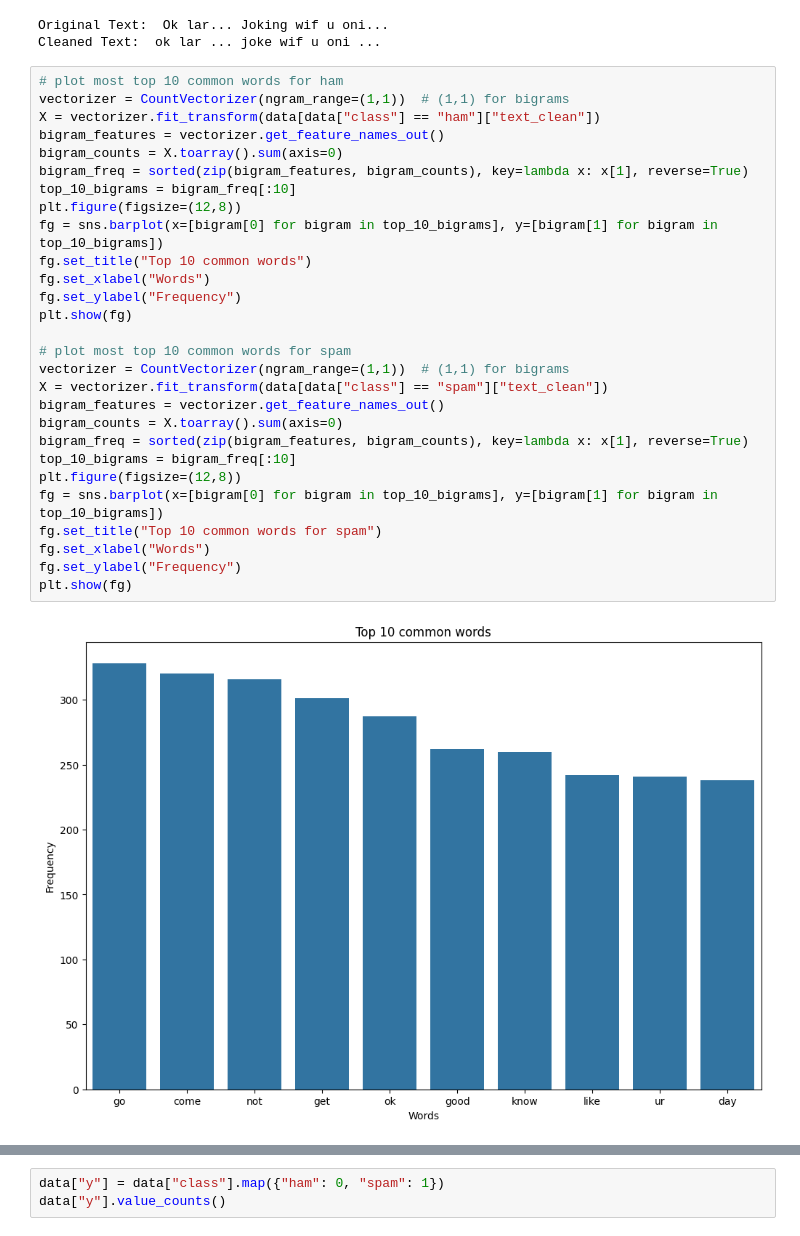
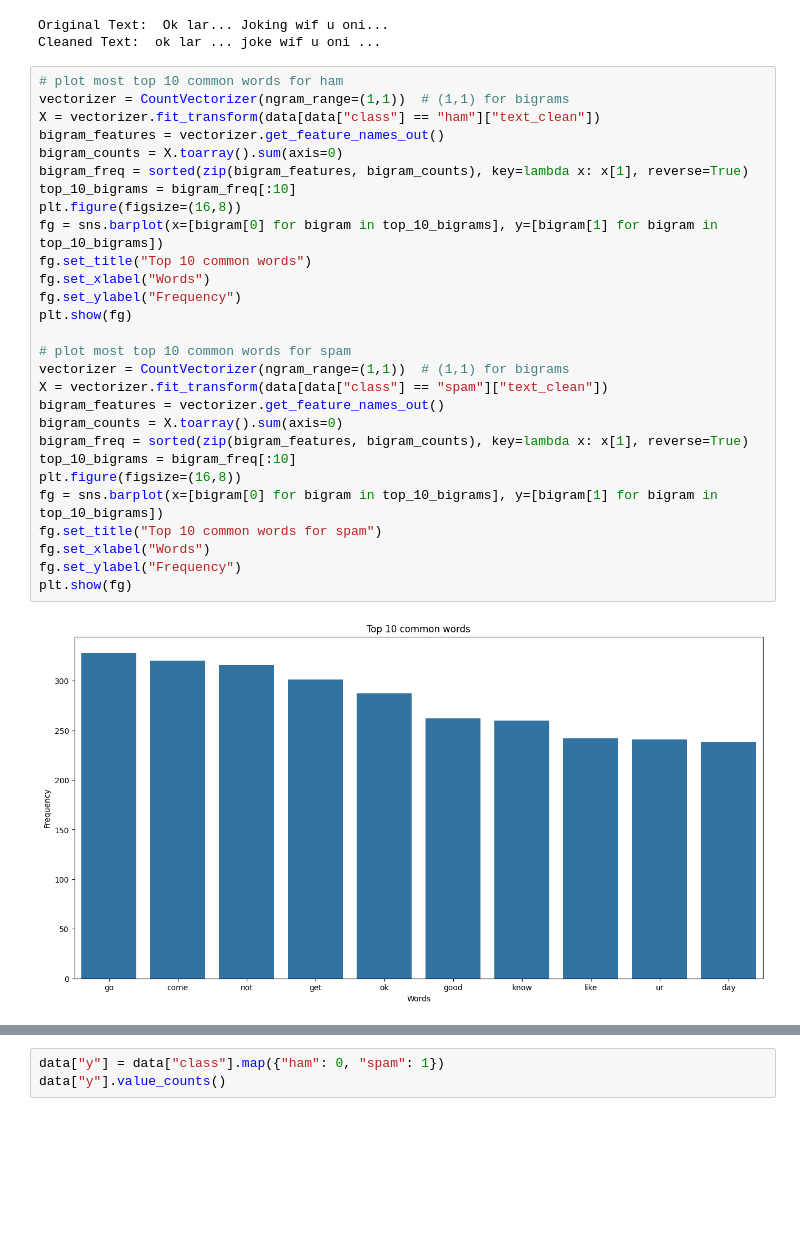
Before and after one commit to DiogoMMarto/FAA_P2, a Jupyter notebook: data.ipynb, the cells around one changed output, grey strips where cells are left out. Cells and saved outputs as stored; diff of their text form; blank space fills up the shorter version.

```diff
--- a/data.ipynb
+++ b/data.ipynb
@@ -80,30 +80,30 @@ Cleaned Text:  ok lar ... joke wif u oni ...
 # %%
 # plot most top 10 common words for ham
 vectorizer = CountVectorizer(ngram_range=(1,1))  # (1,1) for bigrams
 X = vectorizer.fit_transform(data[data["class"] == "ham"]["text_clean"])
 bigram_features = vectorizer.get_feature_names_out()
 bigram_counts = X.toarray().sum(axis=0)
 bigram_freq = sorted(zip(bigram_features, bigram_counts), key=lambda x: x[1], reverse=True)
 top_10_bigrams = bigram_freq[:10]
-plt.figure(figsize=(12,8))
+plt.figure(figsize=(16,8))
 fg = sns.barplot(x=[bigram[0] for bigram in top_10_bigrams], y=[bigram[1] for bigram in top_10_bigrams])
 fg.set_title("Top 10 common words")
 fg.set_xlabel("Words")
 fg.set_ylabel("Frequency")
 plt.show(fg)
 
 # plot most top 10 common words for spam
 vectorizer = CountVectorizer(ngram_range=(1,1))  # (1,1) for bigrams
 X = vectorizer.fit_transform(data[data["class"] == "spam"]["text_clean"])
 bigram_features = vectorizer.get_feature_names_out()
 bigram_counts = X.toarray().sum(axis=0)
 bigram_freq = sorted(zip(bigram_features, bigram_counts), key=lambda x: x[1], reverse=True)
 top_10_bigrams = bigram_freq[:10]
-plt.figure(figsize=(12,8))
+plt.figure(figsize=(16,8))
 fg = sns.barplot(x=[bigram[0] for bigram in top_10_bigrams], y=[bigram[1] for bigram in top_10_bigrams])
 fg.set_title("Top 10 common words for spam")
 fg.set_xlabel("Words")
 fg.set_ylabel("Frequency")
 plt.show(fg)
 # %% [output]
-[figure, old version]
+[figure, new version]
```
Also changed, not shown: parts of 2 cells of this notebook, 3 other files.
